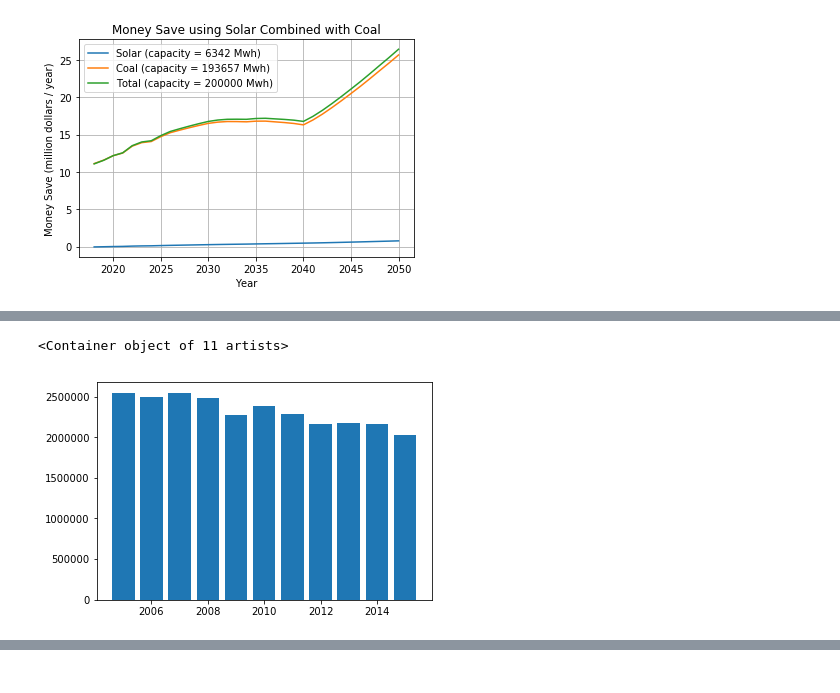
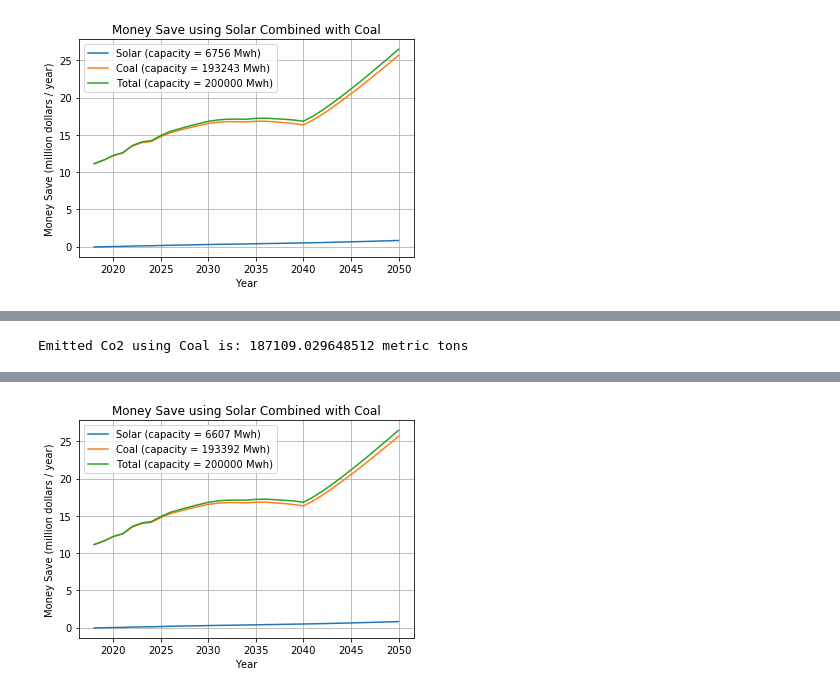
Before and after one commit to tydpan/EASE-Project, a Jupyter notebook: EASE/Core.ipynb, the cells around one changed output, grey strips where cells are left out. Saved outputs shown, nothing was run; the diff lists cells and outputs as text; code cells hidden in the pictures.

```diff
--- a/EASE/Core.ipynb
+++ b/EASE/Core.ipynb
@@ -201,5 +197,6 @@ avg_cost(ease.rf(2, 75, 30, 1.5))
 # %%
 def clean_or_conv(possible_type_list):
+    """"""
     clean_list = []
     conventional_list = []
     for i in possible_type_list:
@@ -221,5 +219,6 @@ clean
 # %%
 def sort_and_pick(source_list):
+    """"""
     source_list.sort()
     if len(source_list) == 3:
         ref = source_list[2]
@@ -243,5 +246,6 @@ def sort_and_pick(source_list):
 # %%
 def suggest(prec, ts, tw, ws, capacity):
+    """"""
     state_vote = rf(prec, ts, tw, ws)
     cap = avg_capacity(state_vote)
     cost = avg_cost(state_vote)
@@ -276,8 +280,9 @@ suggest(2, 75, 50, 1.5, 200000)
 [figure]
 # %%
 def suggest(prec, ts, tw, ws, capacity):
+    """"""
     total_co2 = pd.read_csv('../Original_Data/Carbon_dioxide_emission/US_CO2_emission.csv').rename(columns = {'CO2_emission (Metric Tons)':'CO2'})
-    source_co2 = {'Coal':1364, 'Petro':24, 'NG':530}
+    source_co2 = {'Coal':2133, 'Petro':1700, 'NG':1220}
     state_vote = rf(prec, ts, tw, ws)
     cap = avg_capacity(state_vote)
     cost = avg_cost(state_vote)
@@ -302,9 +307,9 @@ def suggest(prec, ts, tw, ws, capacity):
             revenue_conv = rev_plot(cost[conventional[2]], (capacity - clean[1]), 'conventional', conventional[2] + ' (capacity = ' + str(int(capacity - clean[1])) + ' Mwh)')
             revenue_total = rev_plot(cost[clean[2]], clean[1], 'total', 'Total (capacity = ' + str(capacity) + ' Mwh)', avg_cost_conv = cost[conventional[2]], capacity_conv = (capacity - clean[1]))
             revenue_total.title('Money Save using ' + clean[2] + ' Combined with ' + conventional[2])
-            co2_emission =
+            for k in used_source:
+                if k in source_co2:
+                    conversion_to_co2 = source_co2[k]
+            print('Emitted Co2 using', conventional[2], 'is:', int(capacity - clean[1]) * conversion_to_co2 * 0.000453592, 'metric tons')
+            #co2_plot = plt.bar(total_co2.Year, total_co2.CO2)
     return revenue_clean, revenue_conv, revenue_total
-
-
-#sub_in = 193657
-#plt.bar(total_co2.Year, total_co2.CO2)
@@ -318,7 +316,4 @@ def suggest(prec, ts, tw, ws, capacity):
-# %%
-total_co2 = pd.read_csv('../Original_Data/Carbon_dioxide_emission/US_CO2_emission.csv').rename(columns = {'CO2_emission (Metric Tons)':'CO2'})
-source_co2 = {'Coal':1364, 'Petro':24, 'NG':530}
-plt.bar(total_co2.Year, total_co2.CO2)
-# %% [output]
-<Container object of 11 artists>
-[figure, removed]
+# %%
+suggest(2, 75, 50, 1.5, 200000)
+# %% [output]
+Emitted Co2 using Coal is: 187109.029648512 metric tons
@@ -324,0 +323 @@ plt.bar(total_co2.Year, total_co2.CO2)
+[figure, added]
```
Also changed, not shown: parts of 11 cells of this notebook.
